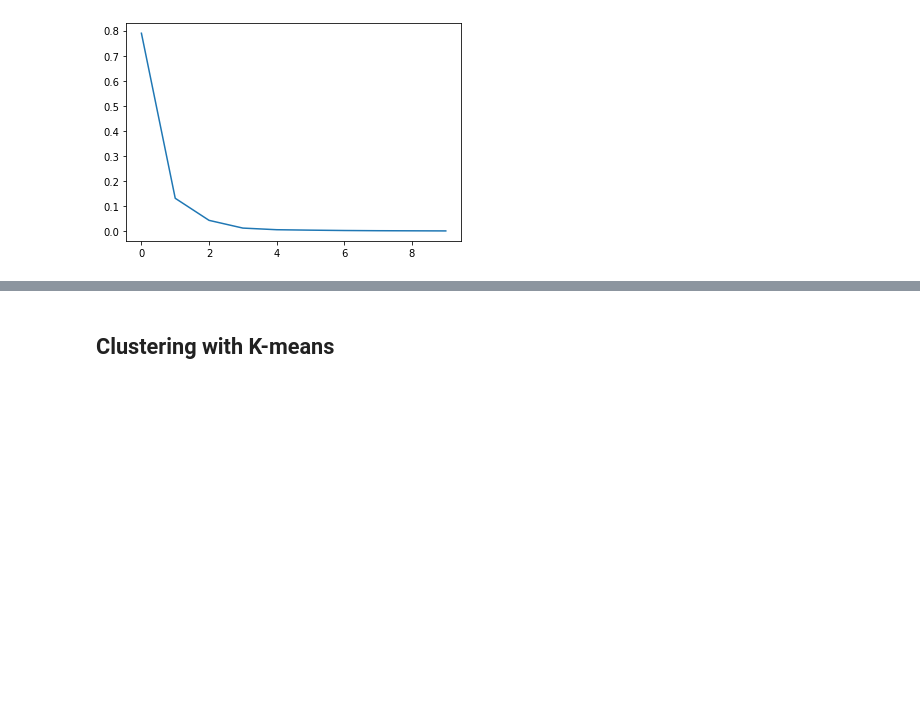
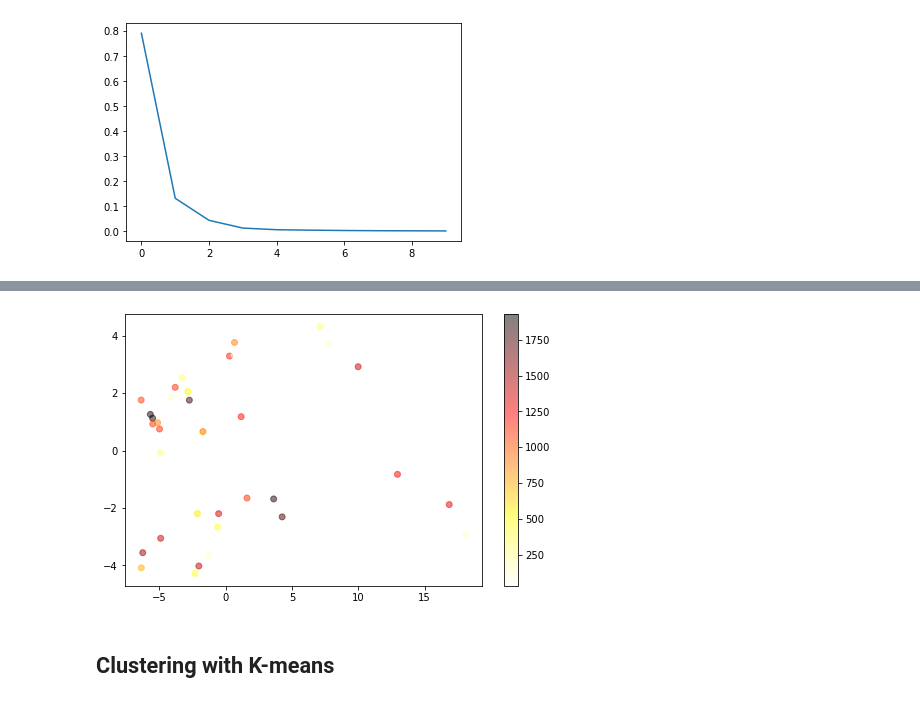
Before and after one commit to alesspiscopo/Data-Driven-MILD, a Jupyter notebook: Benzene.ipynb, the cells around one changed output, grey strips where cells are left out. Saved outputs shown, nothing was run; the diff lists cells and outputs as text; code cells hidden in the pictures; blank space fills up the shorter version.

```diff
--- a/Benzene.ipynb
+++ b/Benzene.ipynb
@@ -251,3 +245,11 @@ plt.legend()
+# %%
+fig, ax = plt.subplots(figsize=(8,5))
+colors = np.random.randint(2000, size=(36))
+im = ax.scatter(Z_std[:,0], Z_std[:,1], c=colors, cmap='hot_r',alpha=0.5)#, cmap=plt.cm.get_cmap('tab10', 10), alpha=0.5)
+fig.colorbar(im)
+plt.show()
+# %% [output]
+[figure, added]
 # %% [markdown]
 ## Clustering with K-means
 # %% [markdown]
```
Also changed, not shown: parts of 9 cells of this notebook.
